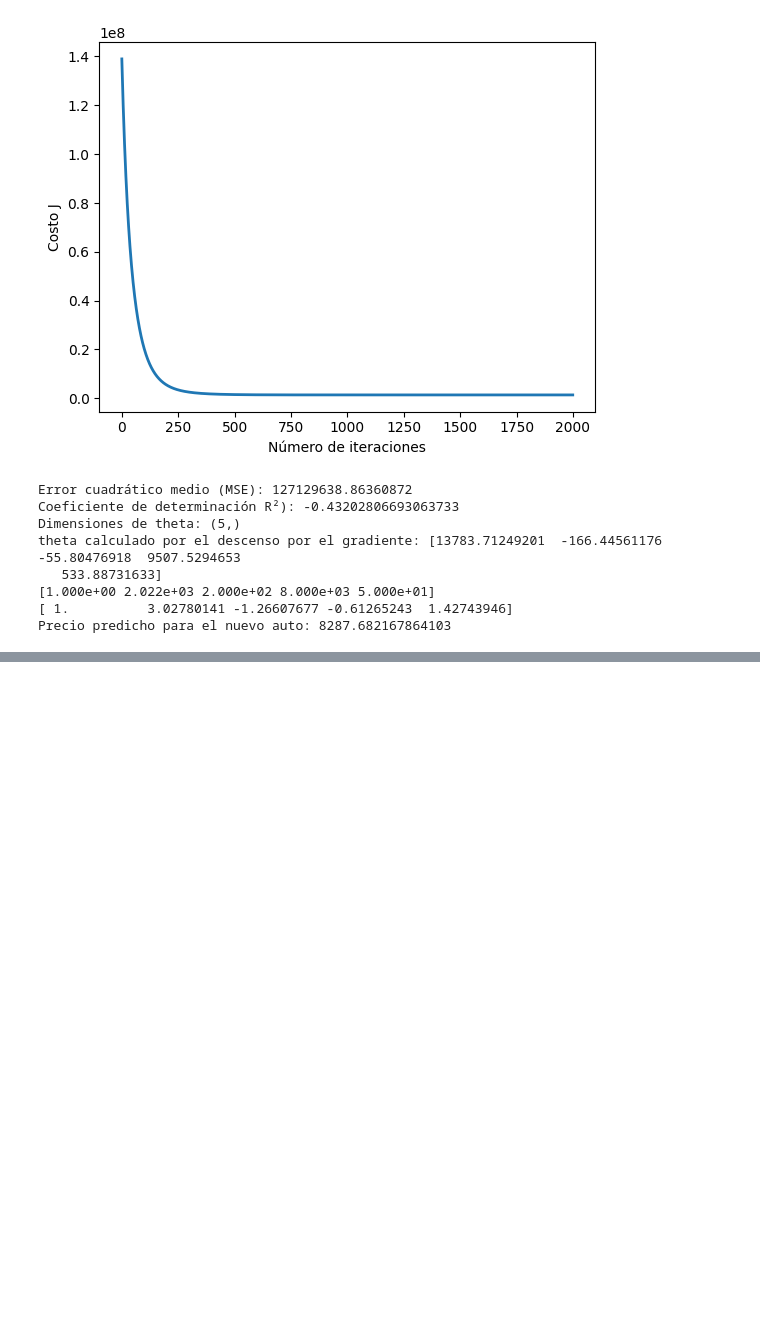
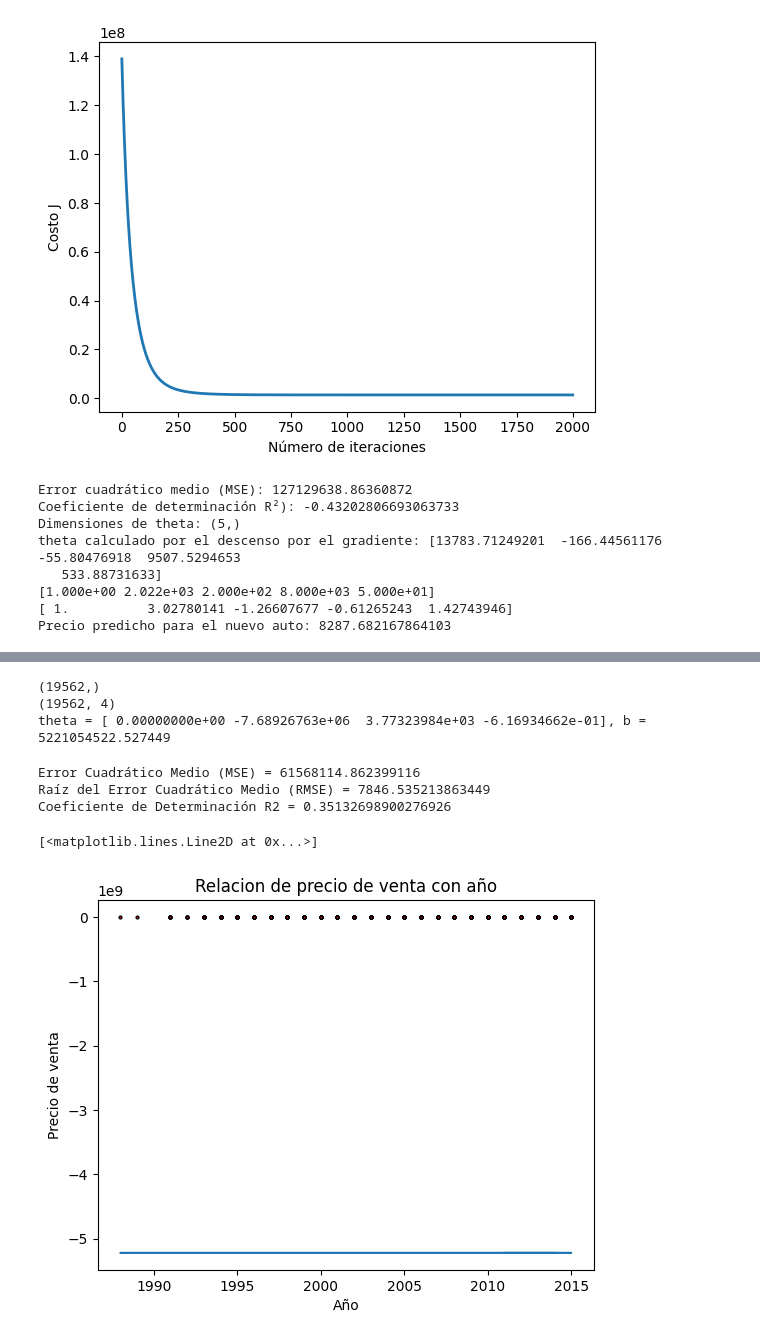
Before and after one commit to richardcruz98/Inteligencia-Artificial-I, a Jupyter notebook: Laboratorios/Lab 2/Lab2.ipynb, the cells around one changed output, grey strips where cells are left out. Drawn from its saved outputs; the diff is of its cells as text; code cells hidden in the pictures; blank space fills up the shorter version.

```diff
--- a/Laboratorios/Lab 2/Lab2.ipynb
+++ b/Laboratorios/Lab 2/Lab2.ipynb
@@ -273,0 +306,47 @@ Precio predicho para el nuevo auto: 8287.682167864103
+# %%
+# Importamos la clase de Regresión Lineal de scikit-learn
+from sklearn.linear_model import LinearRegression
+
+# para generar características polinómicas
+from sklearn.preprocessing import PolynomialFeatures
+
+pf = PolynomialFeatures(degree = 3)    # usaremos polinomios de grado 3
+print(X_a.shape)
+X_a = pf.fit_transform(X_a.reshape(-1,1))  # transformamos la entrada en polinómica
+print(X_a.shape)
+regresion_lineal = LinearRegression() # creamos una instancia de LinearRegression
+
+# instruimos a la regresión lineal que aprenda de los datos (ahora polinómicos) (X_a,y_a)
+regresion_lineal.fit(X_a, y_a)
+
+# vemos los parámetros que ha estimado la regresión lineal
+print('theta = ' + str(regresion_lineal.coef_) + ', b = ' + str(regresion_lineal.intercept_))
+
+# resultado: w = [0 -4.54 4.95 0.1], b = -57.52
+# %% [output]
+(19562,)
+(19562, 4)
+theta = [ 0.00000000e+00 -7.68926763e+06  3.77323984e+03 -6.16934662e-01], b = 5221054522.527449
+# %%
+from sklearn.metrics import mean_squared_error # importamos el cálculo del error cuadrático medio (MSE)
+# Predecimos los valores y para los datos usados en el entrenamiento
+prediccion_entrenamiento = regresion_lineal.predict(X_a)
+# Calculamos el Error Cuadrático Medio (MSE = Mean Squared Error)
+mse = mean_squared_error(y_true = y_a, y_pred = prediccion_entrenamiento)
+# La raíz cuadrada del MSE es el RMSE
+rmse = np.sqrt(mse)
+print('Error Cuadrático Medio (MSE) = ' + str(mse))
+print('Raíz del Error Cuadrático Medio (RMSE) = ' + str(rmse))
+# calculamos el coeficiente de determinación R2
+r2 = regresion_lineal.score(X_a, y_a)
+print('Coeficiente de Determinación R2 = ' + str(r2))
+# %% [output]
+Error Cuadrático Medio (MSE) = 61568114.862399116
+Raíz del Error Cuadrático Medio (RMSE) = 7846.535213863449
+Coeficiente de Determinación R2 = 0.35132698900276926
+# %%
+plotData(X_a[:,1], y_a)
+pyplot.plot(X_a[:, 1], np.dot(X_a, regresion_lineal.coef_), '-')
+# %% [output]
+[<matplotlib.lines.Line2D at 0x...>]
+[figure, added]
```
Also changed, not shown: parts of 4 cells of this notebook.
